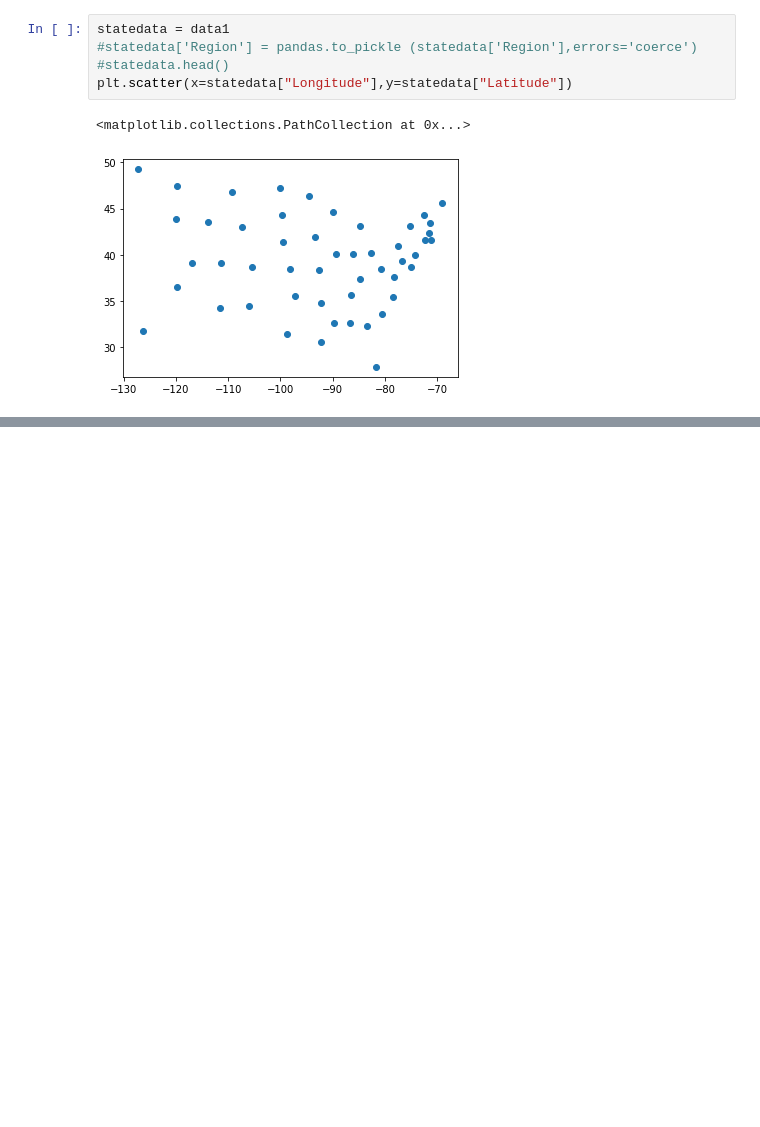
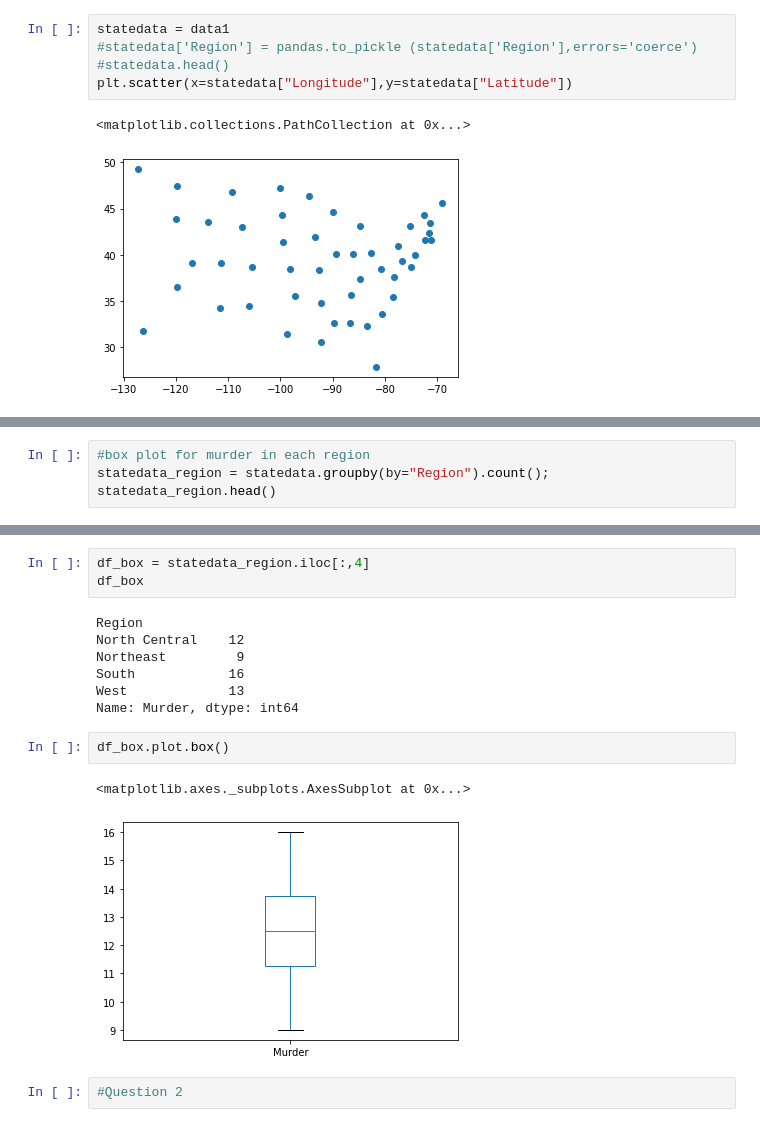
Before and after one commit to MayyarAA/ForecastingNeuralNetworks, a Jupyter notebook: MSCI433A1.ipynb, the cells around one changed output, grey strips where cells are left out. Saved outputs shown, nothing was run; the diff lists cells and outputs as text; blank space fills up the shorter version.

```diff
--- a/MSCI433A1.ipynb
+++ b/MSCI433A1.ipynb
@@ -64,3 +67,7 @@ regions_highschoolgradmean
 | Northeast | 5495.111111 | 4570.222222 | 1.000000 | 71.264444 | 4.722222 | 53.966667 | 132.777778 | 18141.000 | -72.756411 | ... |
 | South | 4208.125000 | 4011.937500 | 1.737500 | 69.706250 | 10.581250 | 44.343750 | 64.625000 | 54605.125 | -85.174487 | ... |
 | West | 2915.307692 | 4702.615385 | 1.023077 | 71.234615 | 7.215385 | 62.000000 | 102.153846 | 134463.000 | -114.988769 | ... |
+# %%
+#box plot for murder in each region
+statedata_region = statedata.groupby(by="Region").count();
+statedata_region.head()
@@ -66,0 +81,17 @@ regions_highschoolgradmean
+# %%
+df_box = statedata_region.iloc[:,4]
+df_box
+# %% [output]
+Region
+North Central    12
+Northeast         9
+South            16
+West             13
+Name: Murder, dtype: int64
+# %%
+df_box.plot.box()
+# %% [output]
+<matplotlib.axes._subplots.AxesSubplot at 0x...>
+[figure, added]
+# %%
+#Question 2
```
Also changed, not shown: parts of 9 cells of this notebook.
